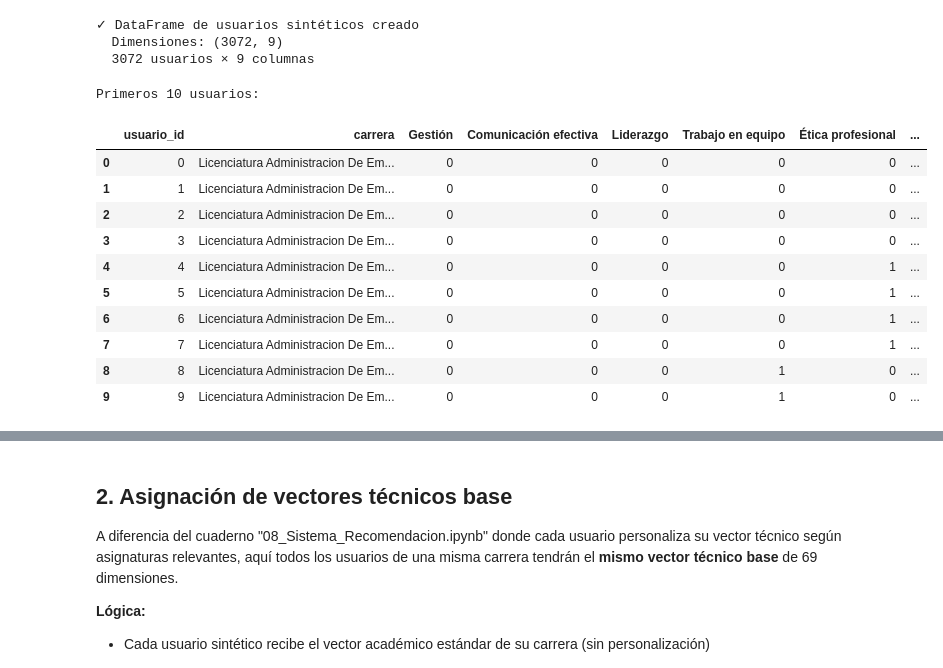
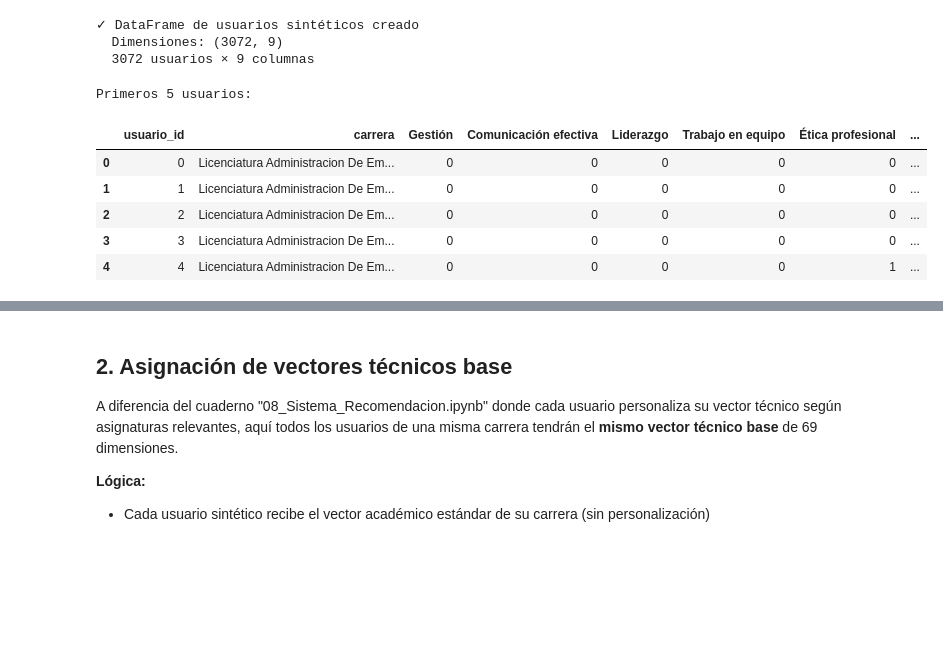
Before and after one commit to Diegow7/Matriz_TerminoDocumento, a Jupyter notebook: notebooks/TIC/09_Evaluacion.ipynb, the cells around one changed output, grey strips where cells are left out. Drawn from its saved outputs; the diff is of its cells as text; code cells hidden in the pictures; blank space fills up the shorter version.

```diff
--- a/notebooks/TIC/09_Evaluacion.ipynb
+++ b/notebooks/TIC/09_Evaluacion.ipynb
@@ -175,19 +175,14 @@ print(f"  {df_usuarios_sinteticos.shape[0]} usuarios × {df_usuarios_sinteticos.
   Dimensiones: (3072, 9)
   3072 usuarios × 9 columnas
 # %%
-print(f"\nPrimeros 10 usuarios:")
-df_usuarios_sinteticos.head(10)
+print(f"\nPrimeros 5 usuarios:")
+df_usuarios_sinteticos.head(5)
 # %% [output]
-Primeros 10 usuarios:
+Primeros 5 usuarios:
 |  | usuario_id | carrera | Gestión | Comunicación efectiva | Liderazgo | Trabajo en equipo | Ética profesional | ... |
 | 0 | 0 | Licenciatura Administracion De Em... | 0 | 0 | 0 | 0 | 0 | ... |
 | 1 | 1 | Licenciatura Administracion De Em... | 0 | 0 | 0 | 0 | 0 | ... |
 | 2 | 2 | Licenciatura Administracion De Em... | 0 | 0 | 0 | 0 | 0 | ... |
 | 3 | 3 | Licenciatura Administracion De Em... | 0 | 0 | 0 | 0 | 0 | ... |
 | 4 | 4 | Licenciatura Administracion De Em... | 0 | 0 | 0 | 0 | 1 | ... |
-| 5 | 5 | Licenciatura Administracion De Em... | 0 | 0 | 0 | 0 | 1 | ... |
-| 6 | 6 | Licenciatura Administracion De Em... | 0 | 0 | 0 | 0 | 1 | ... |
-| 7 | 7 | Licenciatura Administracion De Em... | 0 | 0 | 0 | 0 | 1 | ... |
-| 8 | 8 | Licenciatura Administracion De Em... | 0 | 0 | 0 | 1 | 0 | ... |
-| 9 | 9 | Licenciatura Administracion De Em... | 0 | 0 | 0 | 1 | 0 | ... |
 # %%
```
Also changed, not shown: parts of 22 cells of this notebook.
